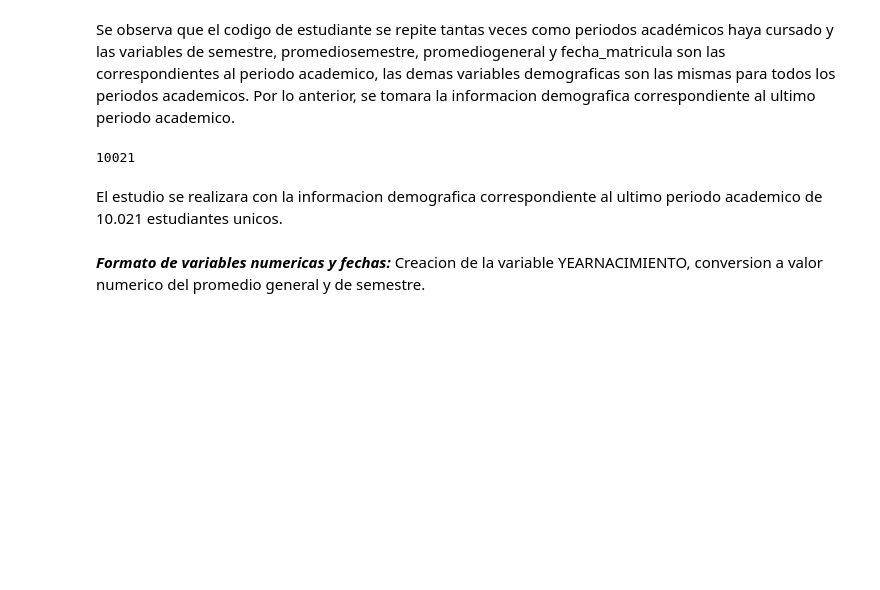
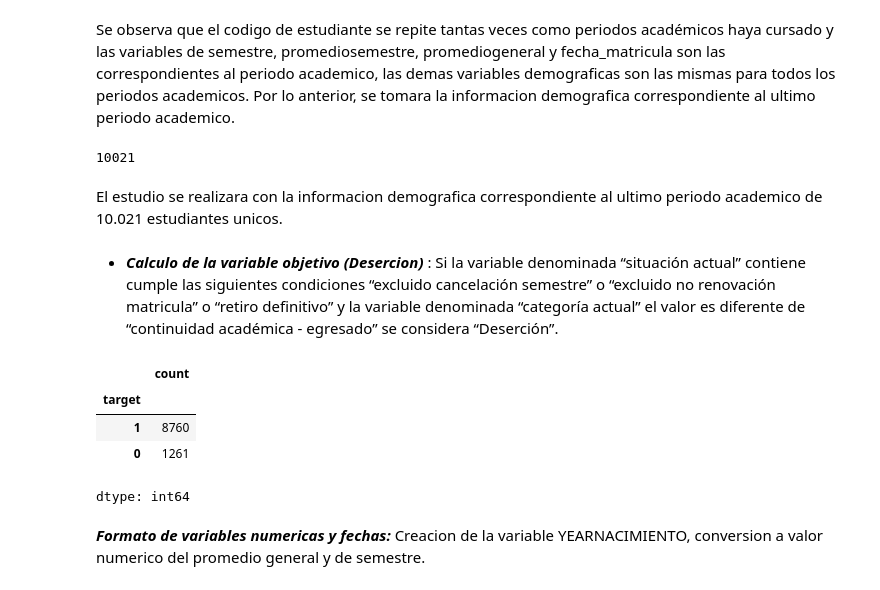
Before and after one commit to amrios80/Endeporte, a Jupyter notebook: endeporte_proyecto_final.ipynb, the cells around one changed output. Drawn from its saved outputs; the diff is of its cells as text; code cells hidden in the pictures; blank space fills up the shorter version.

```diff
--- a/endeporte_proyecto_final.ipynb
+++ b/endeporte_proyecto_final.ipynb
@@ -86,6 +94,24 @@ total_rows_uniq
 10021
 # %% [markdown]
 El estudio se realizara con la informacion demografica correspondiente al ultimo periodo academico de 10.021 estudiantes unicos.
+# %% [markdown]
+*  ***Calculo de la variable objetivo (Desercion)*** : Si la variable denominada “situación actual” contiene cumple las siguientes condiciones “excluido cancelación semestre” o “excluido no renovación matricula” o “retiro definitivo” y la variable denominada “categoría actual” el valor es diferente de “continuidad académica - egresado” se considera “Deserción”.
+# %%
+def calculate_target(row):
+    if (row['SITUACION_ACTUAL'] == 'EXCLUIDO NO RENOVACION DE MATRICULA' or row["SITUACION_ACTUAL"]=='RETIRO DEFINITIVO' or row["SITUACION_ACTUAL"]=='EXCLUIDO CANCELACION SEMESTRE' ) and  (row['CATEGORIA_ACTUAL'] != "CONTINUIDAD ACADEMICA - EGRESADO") :
+        return 0
+    else:
+        return 1
+# %%
+demograficos_df_uniq["target"]=demograficos_df_uniq.apply(calculate_target, axis=1)
+# %%
+demograficos_df_uniq["target"].value_counts()
+# %% [output]
+|  | count |
+| target |  |
+| 1 | 8760 |
+| 0 | 1261 |
+dtype: int64
 # %% [markdown]
 ***Formato de variables numericas y fechas:*** Creacion de la variable YEARNACIMIENTO, conversion a valor numerico del promedio general y de semestre.
 # %%
```
Also changed, not shown: parts of 7 cells of this notebook.
